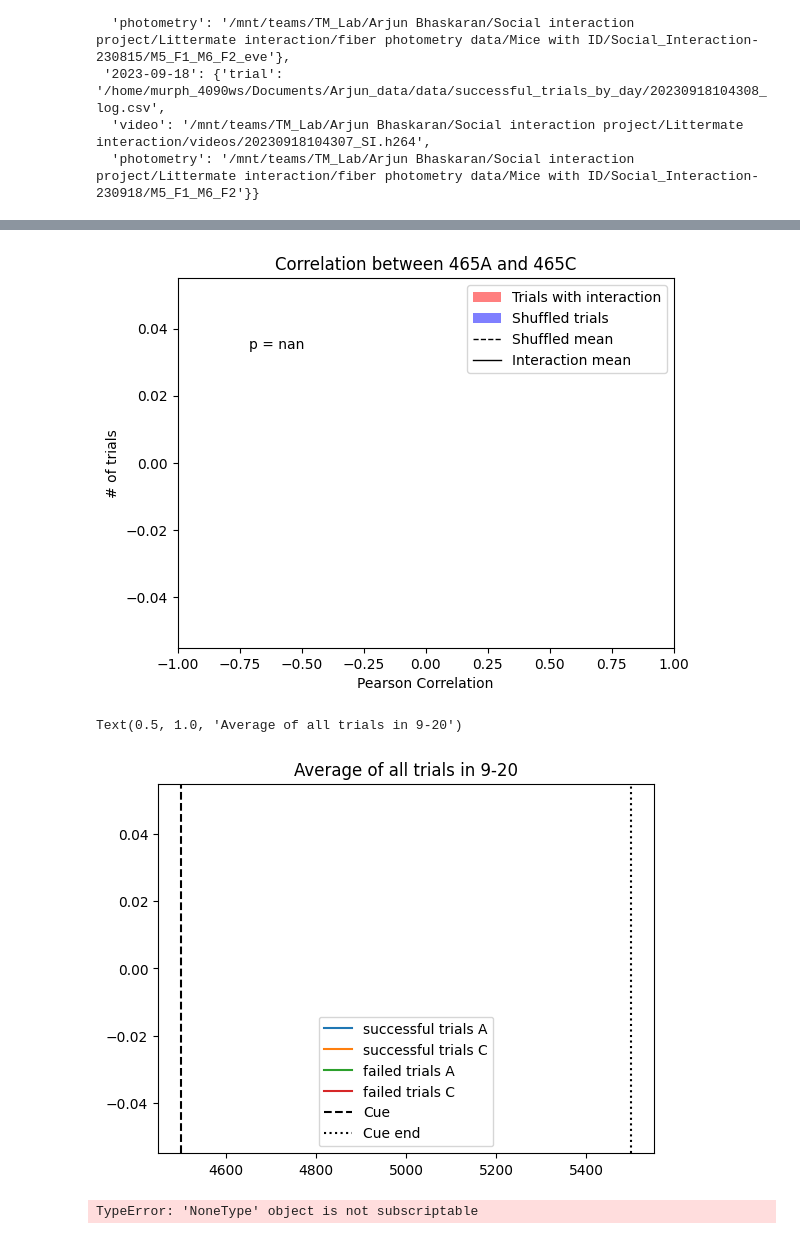
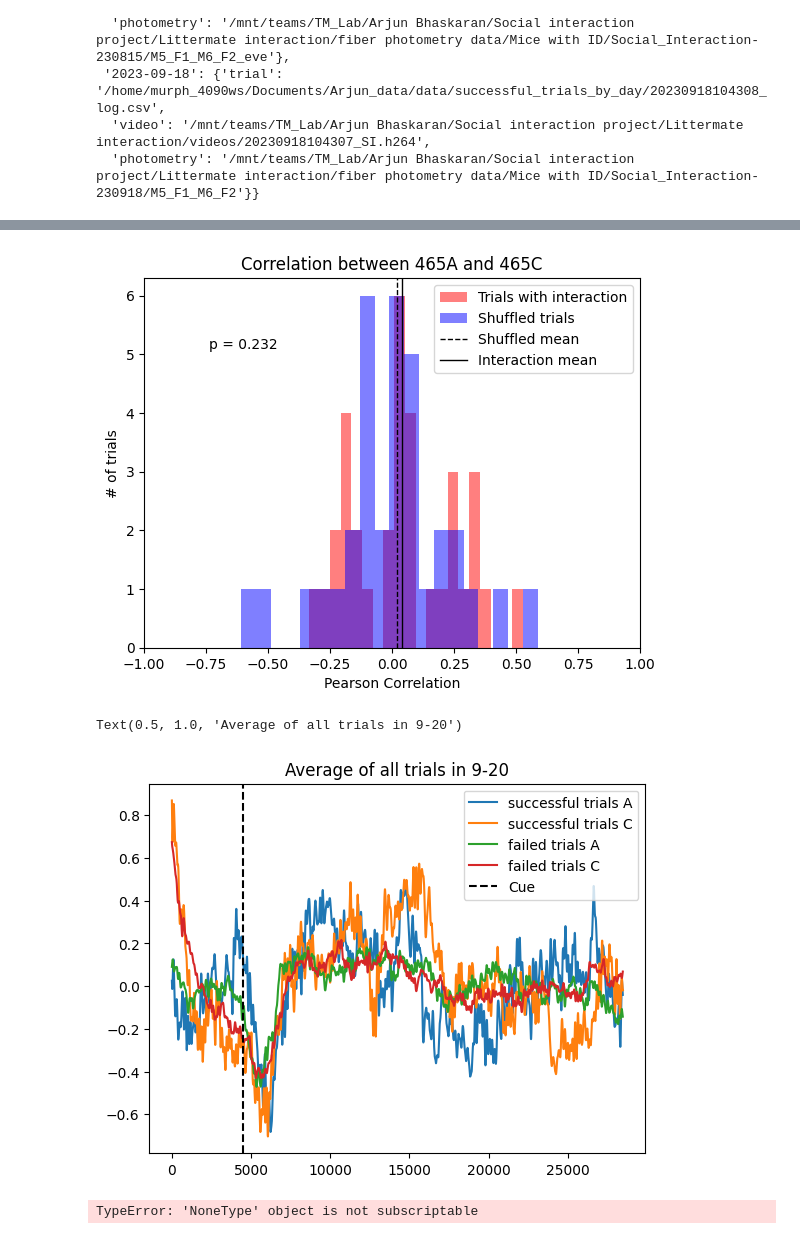
Before and after one commit to Tsuchijo/Interaction_Task_Data_Processing, a Jupyter notebook: src/notebooks/process_photometry.ipynb, the cells around one changed output, grey strips where cells are left out. Cells and saved outputs as stored; diff of their text form; code cells hidden in the pictures.

```diff
--- a/src/notebooks/process_photometry.ipynb
+++ b/src/notebooks/process_photometry.ipynb
@@ -270,7 +270,7 @@ fail_list_diffA = []
 fail_list_diffC = []
 for key in [key for key in all_photometry_data.keys() if key[-2:] != '_2']:
     print(key)
-    if key != '2023-09-26':
+    if key != '2023-09-20':
         continue
     data = get_trial_photometry_data(key, all_photometry_data)
     csv = pd.read_csv(all_photometry_data[key]['trial'])
@@ -420,26 +417,26 @@ ax.set_xlim(-1, 1)
 fig.savefig(config.PROJECT_ROOT + '/data/media/figures/correlation.svg')
 plt.show()
 # %% [output]
-[figure, old version]
+[figure, new version]
 # %%
 # sort success trial names by correlation
 sorted_trial_tracesA = [x for _, x in sorted(zip(success_correlation, success_list_465A))]
 sorted_trial_tracesC = [x for _, x in sorted(zip(success_correlation, success_list_465C))]
 sorted_trial_names = [x for _, x in sorted(zip(success_correlation, success_trial_names))]
 ind = 3
 #ind = [  i for i, name in enumerate(sorted_trial_names) if '276' in name][0]
-plt.plot(np.mean(fail_list_diffA, axis=0), label='successful trials A')
-plt.plot(np.mean(fail_list_diffC, axis=0), label='successful trials C')
-plt.plot(np.mean(fail_list_465A, axis=0), label='failed trials A')
-plt.plot(np.mean(fail_list_465C, axis=0), label='failed trials C')
+plt.plot(np.mean(success_list_diffA, axis=0), label='successful trials A')
+plt.plot(np.mean(success_list_diffC, axis=0), label='successful trials C')
+plt.plot(np.mean(fail_list_diffA, axis=0), label='failed trials A')
+plt.plot(np.mean(fail_list_diffC, axis=0), label='failed trials C')
 # add vertical line at 5000
 plt.axvline(4500, color='black', linestyle='dashed', label='Cue')
-plt.axvline(5500, color='black', linestyle='dotted', label='Cue end')
+#plt.axvline(5500, color='black', linestyle='dotted', label='Cue end')
 plt.legend()
 plt.title('Average of all trials in 9-20')
 # %% [output]
 Text(0.5, 1.0, 'Average of all trials in 9-20')
-[figure, old version]
+[figure, new version]
 # %%
 # average over all reward trials
 mean_465A_reward = np.mean([y[:min([len(x) for x in post_reward_list_465A])] for y in post_reward_list_465A], axis=0)
```
Also changed, not shown: parts of 3 cells of this notebook, 11 other files.
